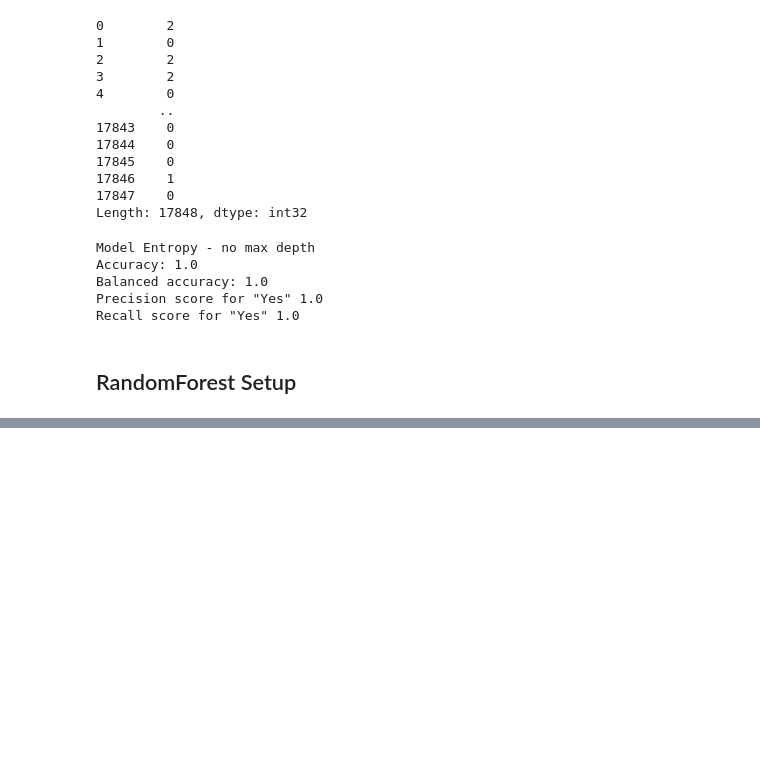
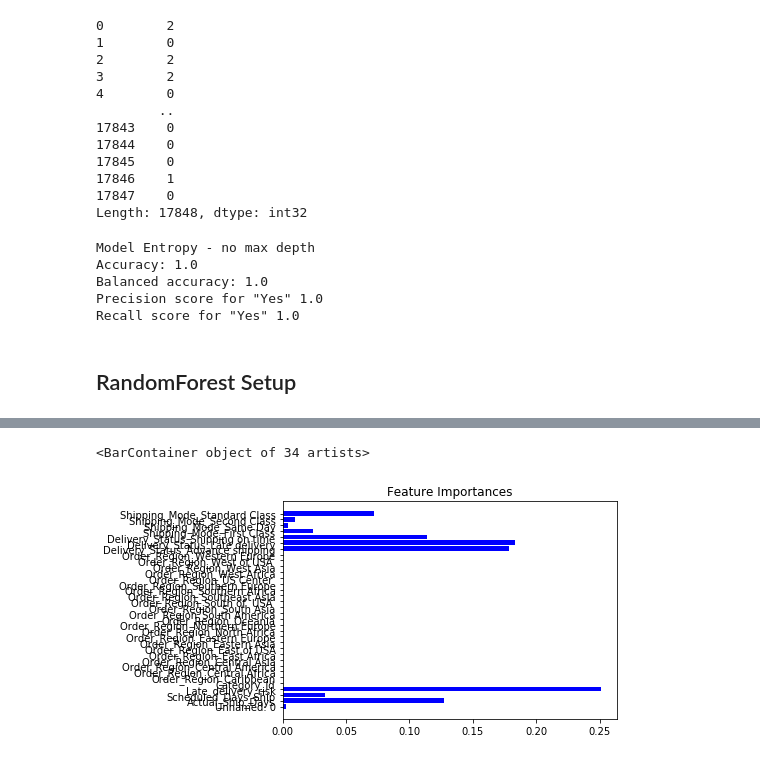
Before and after one commit to jadeal147/Big_Mart_Data, a Jupyter notebook: Big_Mart_Data_Modeling.ipynb, the cells around one changed output, grey strips where cells are left out. Saved outputs shown, nothing was run; the diff lists cells and outputs as text; code cells hidden in the pictures; blank space fills up the shorter version.

```diff
--- a/Big_Mart_Data_Modeling.ipynb
+++ b/Big_Mart_Data_Modeling.ipynb
@@ -56,6 +56,7 @@ X_train, X_test, y_train, y_test = train_test_split(X, y, test_size=0.3, random_
 # %%
 class_tree = DecisionTreeClassifier(criterion = 'gini', max_depth = 4, random_state = 1)
 # %%
+class_tree = DecisionTreeClassifier(criterion = 'gini', max_depth = 4, random_state = 1)
 class_tree.fit(X_train, y_train)
 # %% [output]
 DecisionTreeClassifier(ccp_alpha=0.0, class_weight=None, criterion='gini',
@@ -123,0 +172,8 @@ pd.Series(y_pred)
+# %%
+
+names = []
+importances = []
+for name, importance in zip(X_dev.columns, firstRFModel.feature_importances_):
+    print(name, '=', importance)
+    names.append(name)
+    importances.append(importance)
@@ -123,0 +198,6 @@ pd.Series(y_pred)
+# %%
+plt.title('Feature Importances')
+plt.barh(names, importances, color = 'b', align = 'center')
+# %% [output]
+<BarContainer object of 34 artists>
+[figure, added]
```
Also changed, not shown: parts of 25 cells of this notebook.
